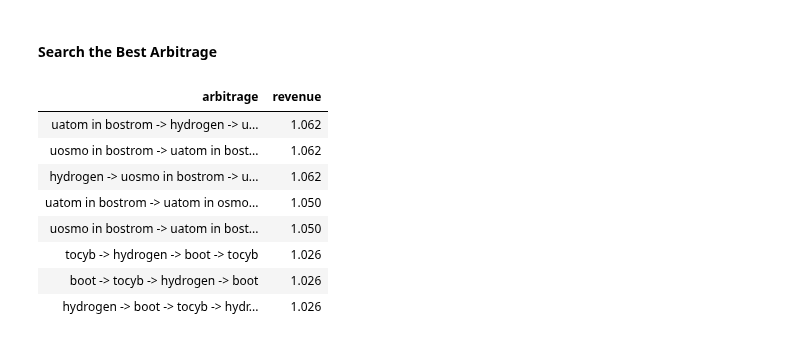
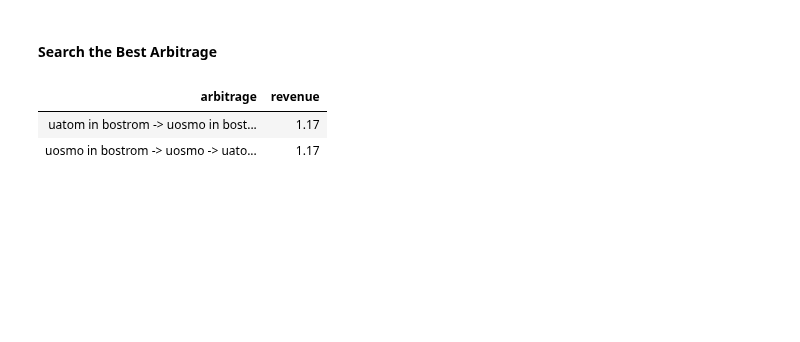
Before and after one commit to Snedashkovsky/cyber-arbitrage, a Jupyter notebook: search_arbitrage.ipynb, the cells around one changed output. Cells and saved outputs as stored; diff of their text form; code cells hidden in the pictures; blank space fills up the shorter version.

```diff
--- a/search_arbitrage.ipynb
+++ b/search_arbitrage.ipynb
@@ -73,9 +82,13 @@ pools_osmosis_df = pd.DataFrame([item for item in pools_osmosis_json])
 pools_osmosis_df['id'] = pools_osmosis_df['id'].astype(int)
 pools_osmosis_df['totalWeight'] = pools_osmosis_df['totalWeight'].astype(int)
 pools_osmosis_df['balances'] = pools_osmosis_df['poolAssets'].map(lambda x: [item['token'] for item in x])
+pools_osmosis_df['balances'] = \
+    pools_osmosis_df['balances'].map(lambda x: [{'denom': rename_denom(item['denom']), 'amount': item['amount']} for item in x])
 pools_osmosis_df['denoms_count'] = pools_osmosis_df['poolAssets'].map(lambda x: len(x))
-pools_osmosis_df['swapfee'] = pools_osmosis_df['poolParams'].map(lambda x: float(x['swapFee']))
+pools_osmosis_df['swap_fee'] = pools_osmosis_df['poolParams'].map(lambda x: float(x['swapFee']))
 pools_osmosis_df['reserve_coin_denoms'] = pools_osmosis_df['poolAssets'].map(lambda x: [item['token']['denom'] for item in x])
+pools_osmosis_df['reserve_coin_denoms'] = \
+    pools_osmosis_df['reserve_coin_denoms'].map(lambda x: [rename_denom(item) for item in x])
 display(HTML(
     pools_osmosis_df[pools_osmosis_df.id.isin(BOOT_RELATED_OSMO_POOLS)]
         .sort_values('totalWeight', ascending=False).to_html(index=False, notebook=True, show_dimensions=False)))
@@ -86,0 +102,9 @@ display(HTML(
+# %%
+pools_bostrom_df['network'] = 'bostrom'
+pools_osmosis_df['network'] = 'osmosis'
+pools_df = pools_bostrom_df[['network', 'id', 'balances', 'reserve_coin_denoms', 'swap_fee']].append(
+    pools_osmosis_df[(pools_osmosis_df.denoms_count == 2) &
+                     (pools_osmosis_df.id.isin(BOOT_RELATED_OSMO_POOLS))]
+    [['network', 'id', 'balances', 'swap_fee', 'reserve_coin_denoms']])
+display(HTML(
+    pools_df.to_html(index=False, notebook=True, show_dimensions=False)))
@@ -87,9 +125,6 @@ display(HTML(
 # %% [markdown]
 #### Calculate Prices
 # %%
-pools_df = pools_bostrom_df[['id', 'balances', 'reserve_coin_denoms']].append(
-    pools_osmosis_df[(pools_osmosis_df.denoms_count == 2)
-    & (pools_osmosis_df.id.isin(BOOT_RELATED_OSMO_POOLS))][['id', 'balances', 'swapfee', 'reserve_coin_denoms']])
 coins_list = list(pools_df['reserve_coin_denoms'])
 coins_unique_set = set(np.concatenate(coins_list).flat)
 price_df = pd.DataFrame(columns=coins_unique_set, index=coins_unique_set)
@@ -101,7 +136,7 @@ for index, pool_row in pools_df.iterrows():
     price_df.loc[coins_pair[1], coins_pair[0]] = balances[coins_pair[1]]/balances[coins_pair[0]] * (1 - POOL_FEE)
 for coin in coins_unique_set:
     price_df.loc[coin, coin] = 1
-price_df.rename(columns=IBC_COIN_NAMES, index=IBC_COIN_NAMES, inplace=True)
+# price_df.rename(columns=IBC_COIN_NAMES, index=IBC_COIN_NAMES, inplace=True)
 
 price_df.loc['uatom in bostrom', 'uatom in osmosis'] = 1
 price_df.loc['uatom in osmosis', 'uatom in bostrom'] = 1
@@ -130,37 +252,35 @@ display(HTML(price_df.to_html(notebook=True, show_dimensions=False)))
 # %%
 result_list = []
 for coin_1 in coins_unique_set:
     coin_1_amount = H_START_AMOUNT * price_df.loc[coin_1, 'hydrogen']
-    for coin_2 in coins_unique_set.difference({coin_1}):
-        coin_2_amount = coin_1_amount * price_df.loc[coin_2, coin_1]
-        for coin_3 in coins_unique_set.difference({coin_1, coin_2}):
-            coin_3_amount = coin_2_amount * price_df.loc[coin_3, coin_2]
-            result = coin_3_amount * price_df.loc[coin_1, coin_3]
-            if result > coin_1_amount * (1 + MIN_ARBITRAGE_REVENUE):
-                result_list.append(
-                        [[coin_1, coin_2, coin_3],
-                         round(result/coin_1_amount, 3)])
-            for coin_4 in coins_unique_set.difference({coin_1, coin_2, coin_3}):
-                coin_4_amount = coin_3_amount * price_df.loc[coin_4, coin_3]
-                result = coin_4_amount * price_df.loc[coin_1, coin_4]
-                if result > coin_1_amount * (1 + MIN_ARBITRAGE_REVENUE):
-                    result_list.append(
-                        [[coin_1, coin_2, coin_3, coin_4],
-                         round(result/coin_1_amount, 3)])
+    if coin_1_amount > 0:
+        for coin_2 in coins_unique_set.difference({coin_1}):
+            coin_2_amount = coin_1_amount * price_df.loc[coin_2, coin_1]
+            if coin_2_amount > 0:
+                for coin_3 in coins_unique_set.difference({coin_1, coin_2}):
+                    coin_3_amount = coin_2_amount * price_df.loc[coin_3, coin_2]
+                    result = coin_3_amount * price_df.loc[coin_1, coin_3]
+                    if result > coin_1_amount * (1 + MIN_ARBITRAGE_REVENUE):
+                        result_list.append(
+                                [[coin_1, coin_2, coin_3],
+                                 round(result/coin_1_amount, 3)])
+                    if coin_2_amount > 0:
+                        for coin_4 in coins_unique_set.difference({coin_1, coin_2, coin_3}):
+                            coin_4_amount = coin_3_amount * price_df.loc[coin_4, coin_3]
+                            result = coin_4_amount * price_df.loc[coin_1, coin_4]
+                            if result > coin_1_amount * (1 + MIN_ARBITRAGE_REVENUE):
+                                result_list.append(
+                                    [[coin_1, coin_2, coin_3, coin_4],
+                                     round(result/coin_1_amount, 3)])
 
 result_df =\
     pd.DataFrame(
         data=[[' -> '.join(coin for coin in item[0] + [item[0][0]]), item[1]] for item in result_list],
         columns=['arbitrage', 'revenue']).sort_values('revenue', ascending=False)
 pd.set_option('display.max_colwidth', None)
+pd.options.display.float_format = '{0:7,.2f}'.format
 display(HTML(result_df.to_html(index=False, notebook=True, show_dimensions=False)))
 # %% [output]
 | arbitrage | revenue |
-| uatom in bostrom -> hydrogen -> u... | 1.062 |
-| uosmo in bostrom -> uatom in bost... | 1.062 |
-| hydrogen -> uosmo in bostrom -> u... | 1.062 |
-| uatom in bostrom -> uatom in osmo... | 1.050 |
-| uosmo in bostrom -> uatom in bost... | 1.050 |
-| tocyb -> hydrogen -> boot -> tocyb | 1.026 |
-| boot -> tocyb -> hydrogen -> boot | 1.026 |
-| hydrogen -> boot -> tocyb -> hydr... | 1.026 |
+| uatom in bostrom -> uosmo in bost... | 1.17 |
+| uosmo in bostrom -> uosmo -> uato... | 1.17 |
```
Also changed, not shown: parts of 11 cells of this notebook.
